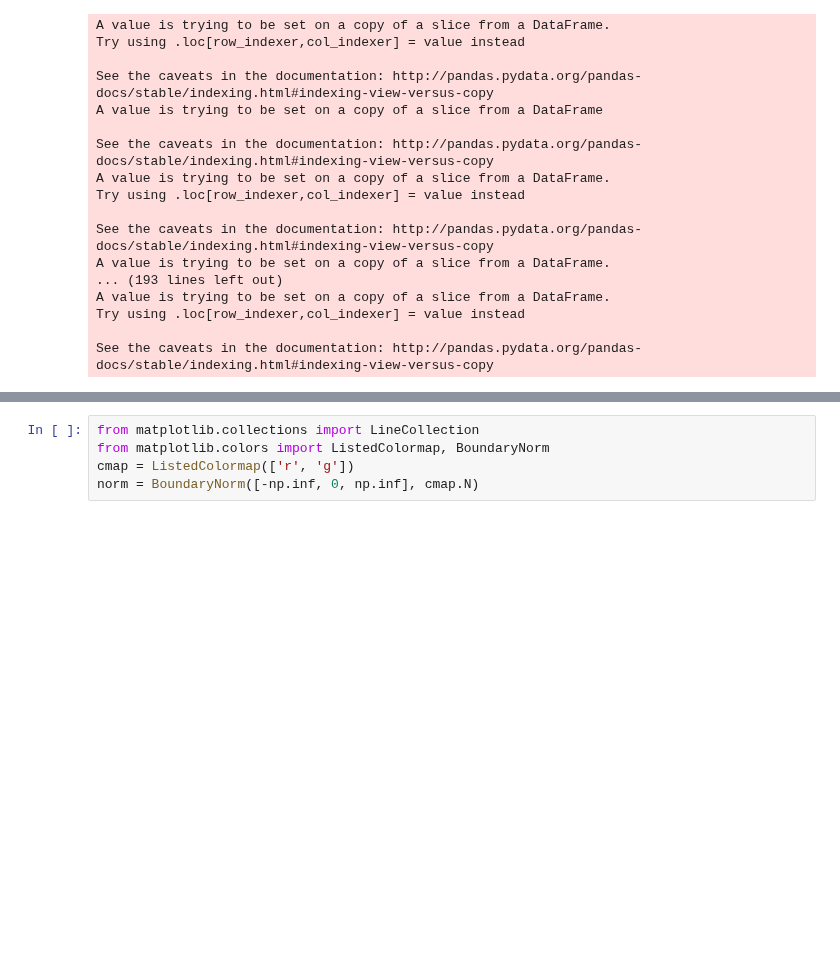
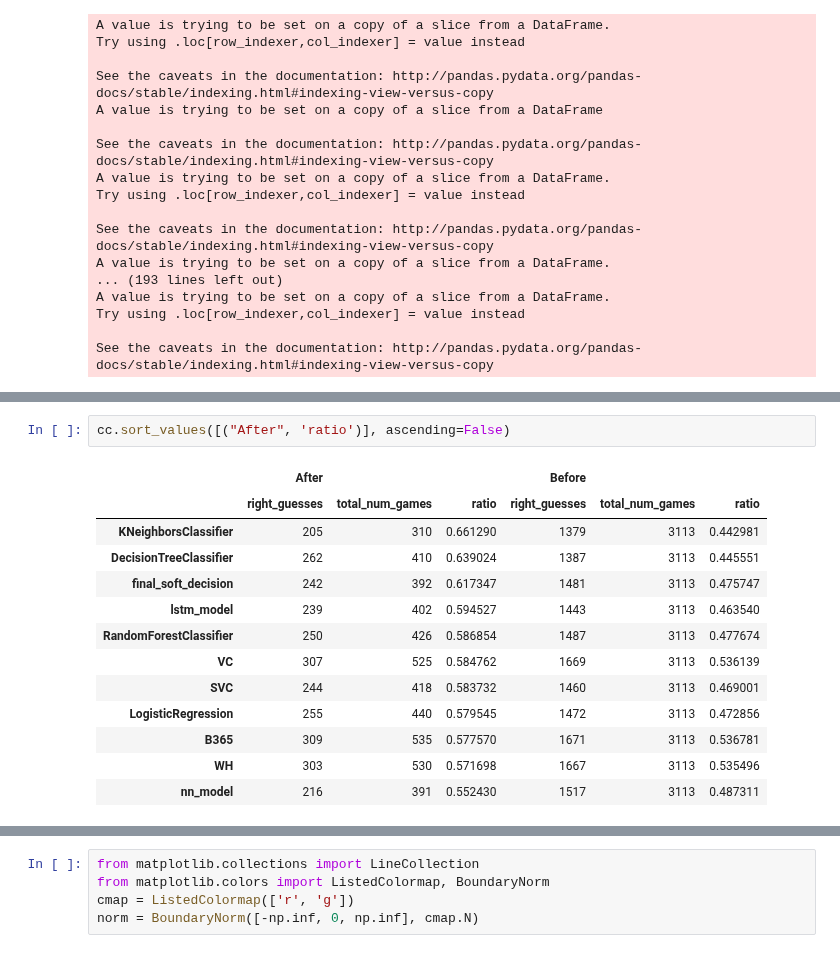
Before and after one commit to asafavinoam/applied_data_science_project, a Jupyter notebook: check_algorithm_profits.ipynb, the cells around one changed output, grey strips where cells are left out. Cells and saved outputs as stored; diff of their text form; blank space fills up the shorter version.

```diff
--- a/check_algorithm_profits.ipynb
+++ b/check_algorithm_profits.ipynb
@@ -489,3 +502,19 @@ See the caveats in the documentation: http://pandas.pydata.org/pandas-docs/stabl
+# %%
+cc.sort_values([("After", 'ratio')], ascending=False)
+# %% [output]
+|  | After |  |  | Before |  |  |
+|  | right_guesses | total_num_games | ratio | right_guesses | total_num_games | ratio |
+| KNeighborsClassifier | 205 | 310 | 0.661290 | 1379 | 3113 | 0.442981 |
+| DecisionTreeClassifier | 262 | 410 | 0.639024 | 1387 | 3113 | 0.445551 |
+| final_soft_decision | 242 | 392 | 0.617347 | 1481 | 3113 | 0.475747 |
+| lstm_model | 239 | 402 | 0.594527 | 1443 | 3113 | 0.463540 |
+| RandomForestClassifier | 250 | 426 | 0.586854 | 1487 | 3113 | 0.477674 |
+| VC | 307 | 525 | 0.584762 | 1669 | 3113 | 0.536139 |
+| SVC | 244 | 418 | 0.583732 | 1460 | 3113 | 0.469001 |
+| LogisticRegression | 255 | 440 | 0.579545 | 1472 | 3113 | 0.472856 |
+| B365 | 309 | 535 | 0.577570 | 1671 | 3113 | 0.536781 |
+| WH | 303 | 530 | 0.571698 | 1667 | 3113 | 0.535496 |
+| nn_model | 216 | 391 | 0.552430 | 1517 | 3113 | 0.487311 |
 # %%
 profit_stat_all_models.sort_values("Profits",ascending=False)
 # %% [output]
```
Also changed, not shown: parts of 16 cells of this notebook.
